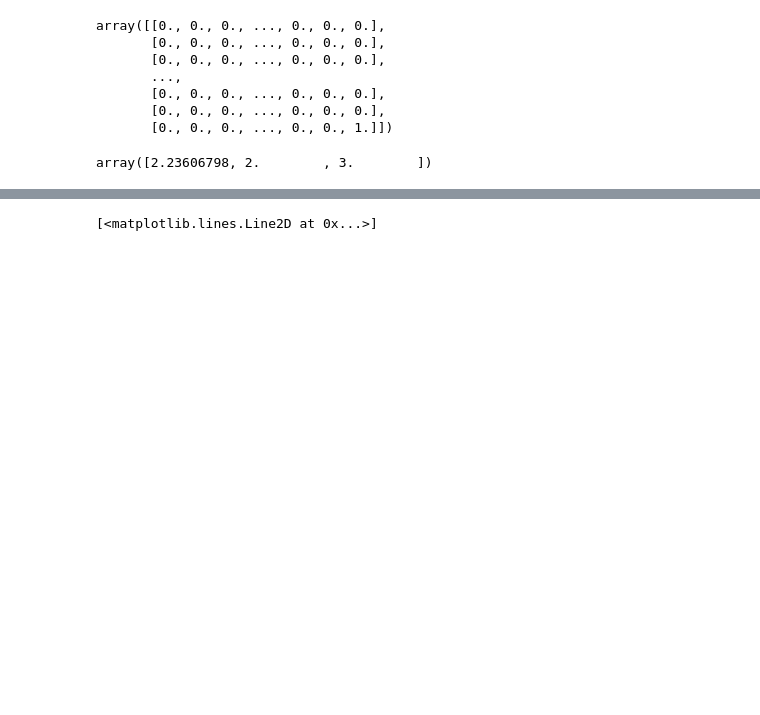
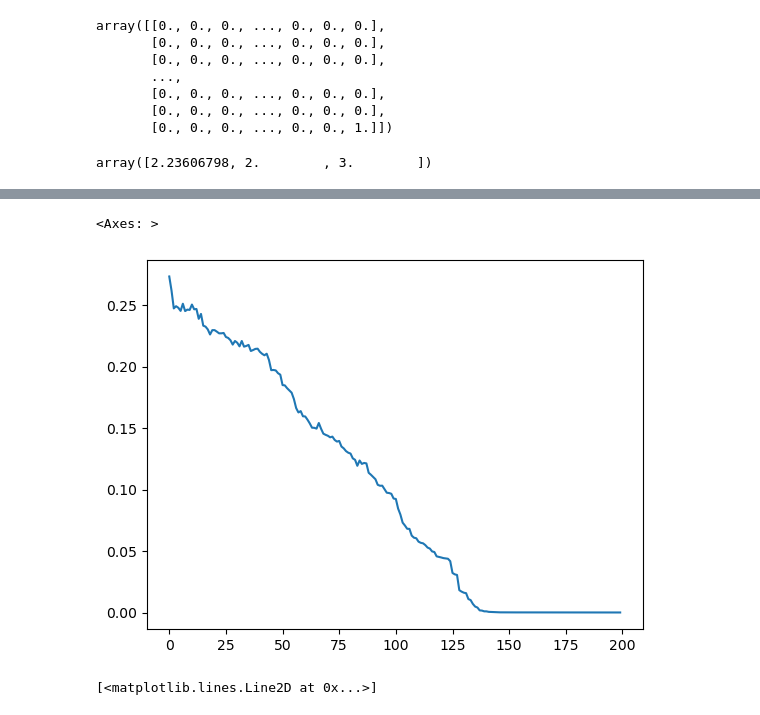
Before and after one commit to Aiecco/BCGD-methods, a Jupyter notebook: HW scratch.ipynb, the cells around one changed output, grey strips where cells are left out. Saved outputs shown, nothing was run; the diff lists cells and outputs as text; code cells hidden in the pictures; blank space fills up the shorter version.

```diff
--- a/HW scratch.ipynb
+++ b/HW scratch.ipynb
@@ -238,3 +289,8 @@ hist_BCGD_GS_df
+# %%
+hist_BCGD_GS_df['L2_g_ik']
+# %% [output]
+<Axes: >
+[figure, added]
 # %%
 plt.plot(hist_BCGD_GS_df['wall_time'], hist_BCGD_GS_df['loss'])
 # %% [output]
```
Also changed, not shown: parts of 6 cells of this notebook, 1 other file.
